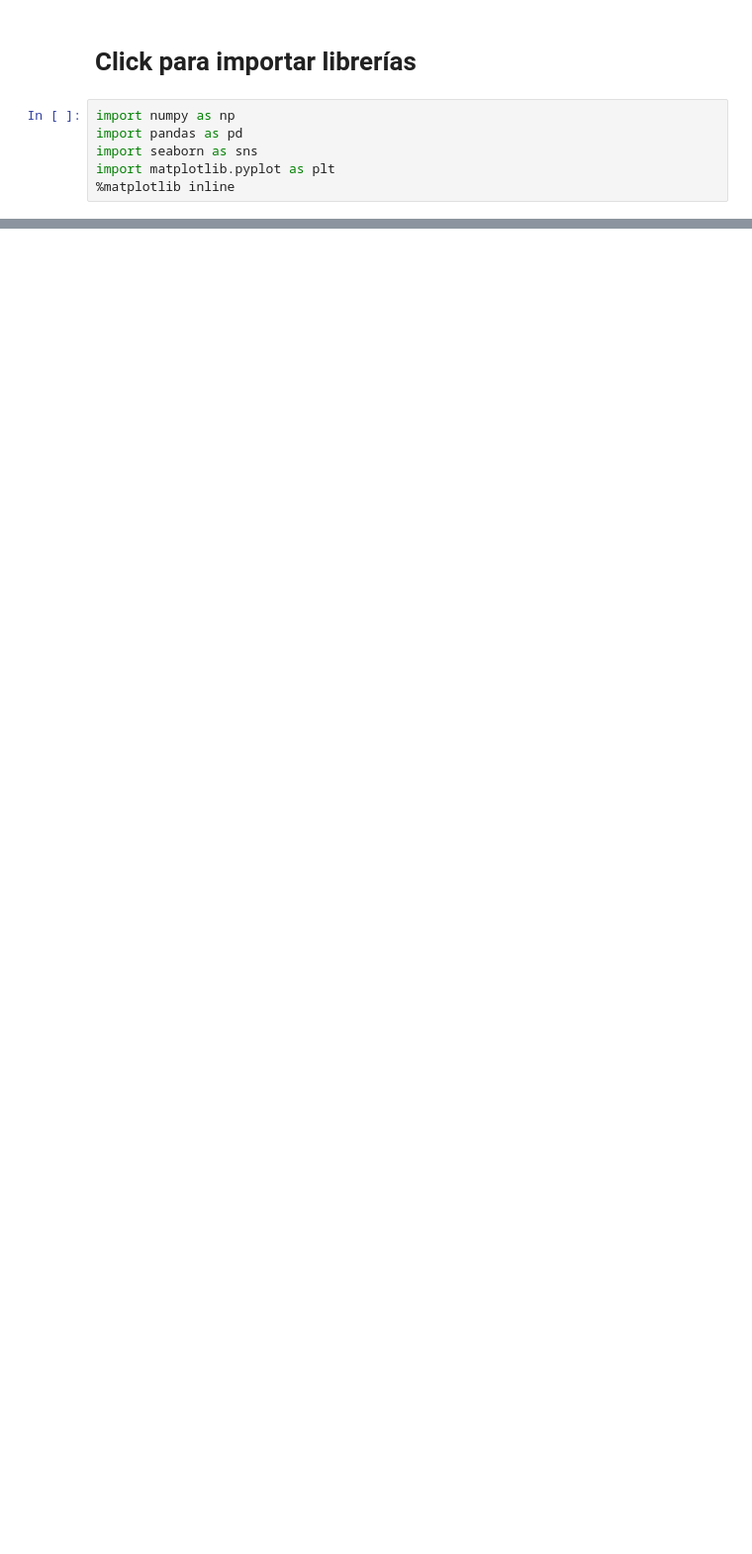
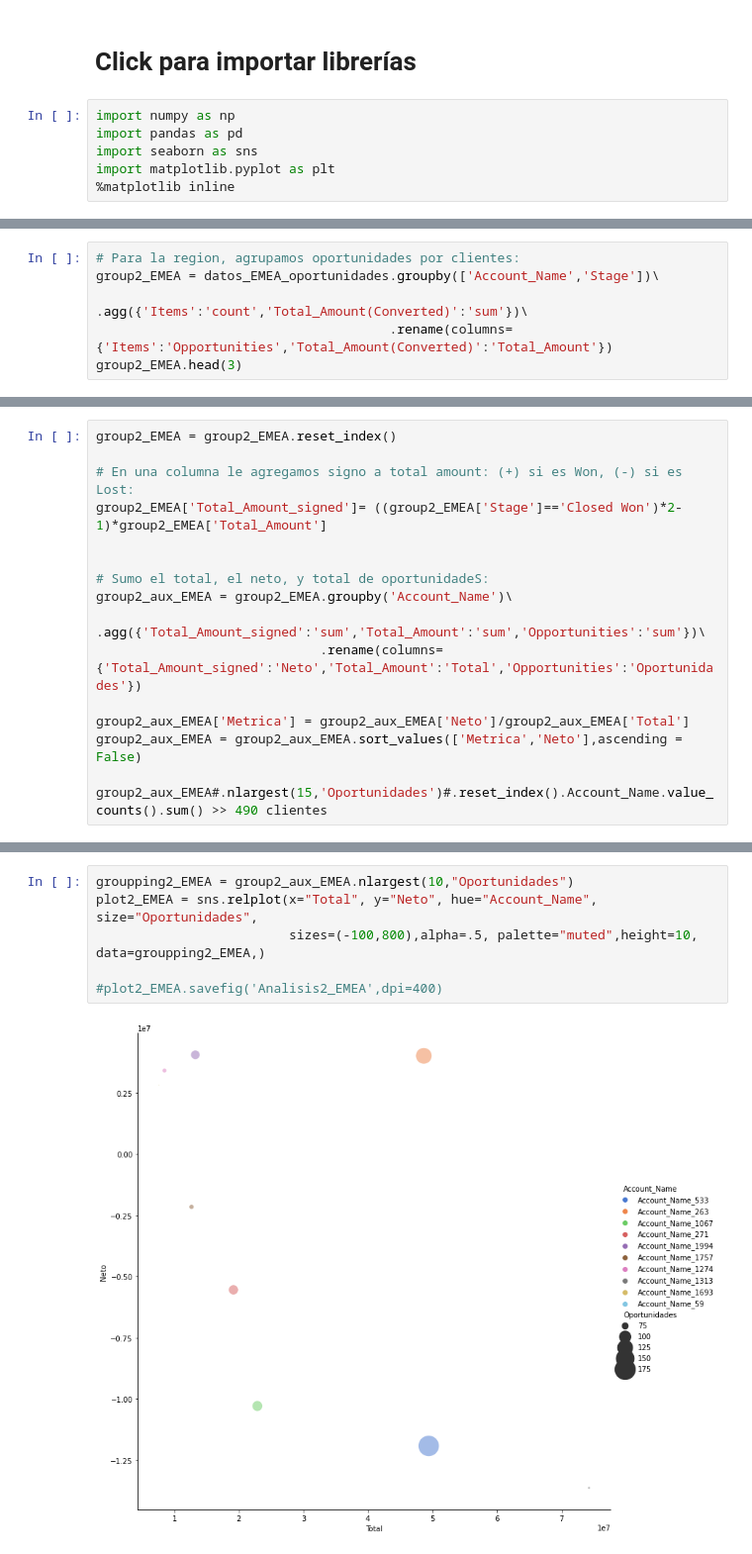
Before and after one commit to jgonzet/7506-Org.-de-Datos, a Jupyter notebook: exploration.ipynb, the cells around one changed output, grey strips where cells are left out. Shown at 99% size. Saved outputs shown, nothing was run; the diff lists cells and outputs as text; blank space fills up the shorter version.

```diff
--- a/exploration.ipynb
+++ b/exploration.ipynb
@@ -169,0 +285,6 @@ Vamos a buscar nuestros mejores vendedores de la region
+# %%
+# Para la region, agrupamos oportunidades por clientes:
+group2_EMEA = datos_EMEA_oportunidades.groupby(['Account_Name','Stage'])\
+                                      .agg({'Items':'count','Total_Amount(Converted)':'sum'})\
+                                      .rename(columns={'Items':'Opportunities','Total_Amount(Converted)':'Total_Amount'})
+group2_EMEA.head(3)
@@ -169,0 +297,16 @@ Vamos a buscar nuestros mejores vendedores de la region
+# %%
+group2_EMEA = group2_EMEA.reset_index()
+
+# En una columna le agregamos signo a total amount: (+) si es Won, (-) si es Lost:
+group2_EMEA['Total_Amount_signed']= ((group2_EMEA['Stage']=='Closed Won')*2-1)*group2_EMEA['Total_Amount']
+
+
+# Sumo el total, el neto, y total de oportunidadeS:
+group2_aux_EMEA = group2_EMEA.groupby('Account_Name')\
+                             .agg({'Total_Amount_signed':'sum','Total_Amount':'sum','Opportunities':'sum'})\
+                             .rename(columns={'Total_Amount_signed':'Neto','Total_Amount':'Total','Opportunities':'Oportunidades'})
+
+group2_aux_EMEA['Metrica'] = group2_aux_EMEA['Neto']/group2_aux_EMEA['Total']
+group2_aux_EMEA = group2_aux_EMEA.sort_values(['Metrica','Neto'],ascending = False)
+
+group2_aux_EMEA#.nlargest(15,'Oportunidades')#.reset_index().Account_Name.value_counts().sum() >> 490 clientes
@@ -169,0 +328,8 @@ Vamos a buscar nuestros mejores vendedores de la region
+# %%
+groupping2_EMEA = group2_aux_EMEA.nlargest(10,"Oportunidades")
+plot2_EMEA = sns.relplot(x="Total", y="Neto", hue="Account_Name", size="Oportunidades",
+                         sizes=(-100,800),alpha=.5, palette="muted",height=10, data=groupping2_EMEA,)
+
+#plot2_EMEA.savefig('Analisis2_EMEA',dpi=400)
+# %% [output]
+[figure, added]
```
Also changed, not shown: parts of 93 cells of this notebook.
